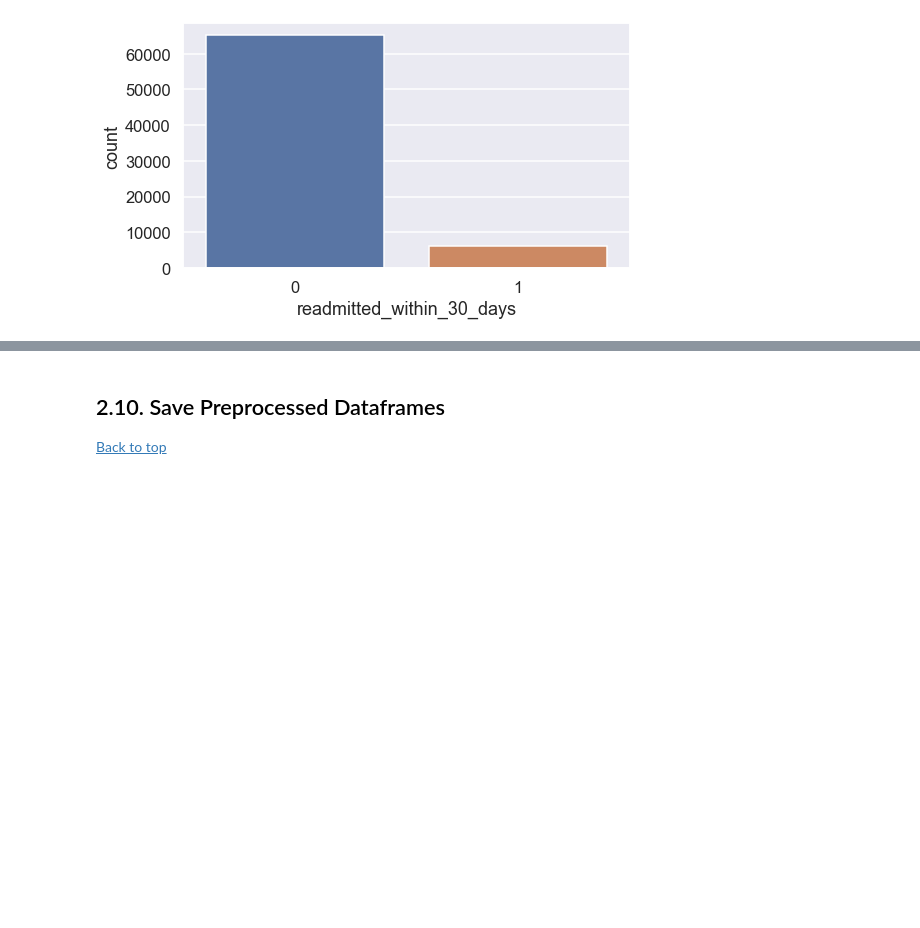
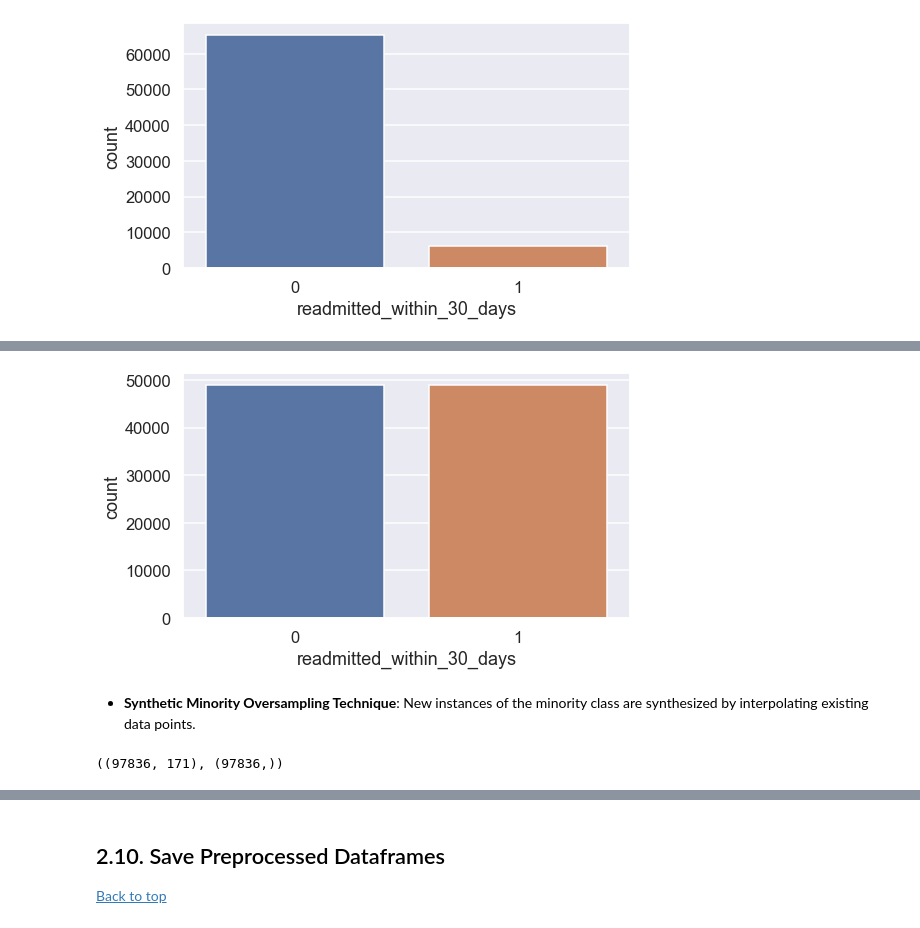
Before and after one commit to F4LLC0N3R/ML-Group-2---Diabetes, a Jupyter notebook: ML Group Project - Diabetes.ipynb, the cells around one changed output, grey strips where cells are left out. Saved outputs shown, nothing was run; the diff lists cells and outputs as text; code cells hidden in the pictures; blank space fills up the shorter version.

Commit message:
Add resampling techniques

```diff
--- a/ML Group Project - Diabetes.ipynb
+++ b/ML Group Project - Diabetes.ipynb
@@ -906,0 +925,8 @@ plt.savefig('plots/preprocessed_data/readmitted_within_30_days.png', dpi=300, bb
+# %%
+plt.figure(figsize=(8,4.5))
+sns.countplot(y_train_ros)
+plt.savefig('plots/preprocessed_data/y_train_ros', dpi=300, bbox_inches='tight')
+# %% [output]
+[figure, added]
+# %% [markdown]
+- **Synthetic Minority Oversampling Technique**: New instances of the minority class are synthesized by interpolating existing data points.
@@ -906,0 +937,4 @@ plt.savefig('plots/preprocessed_data/readmitted_within_30_days.png', dpi=300, bb
+# %%
+X_train_ros.shape, y_train_ros.shape
+# %% [output]
+((97836, 171), (97836,))
```
Also changed, not shown: parts of 26 cells of this notebook, 9 other files.
